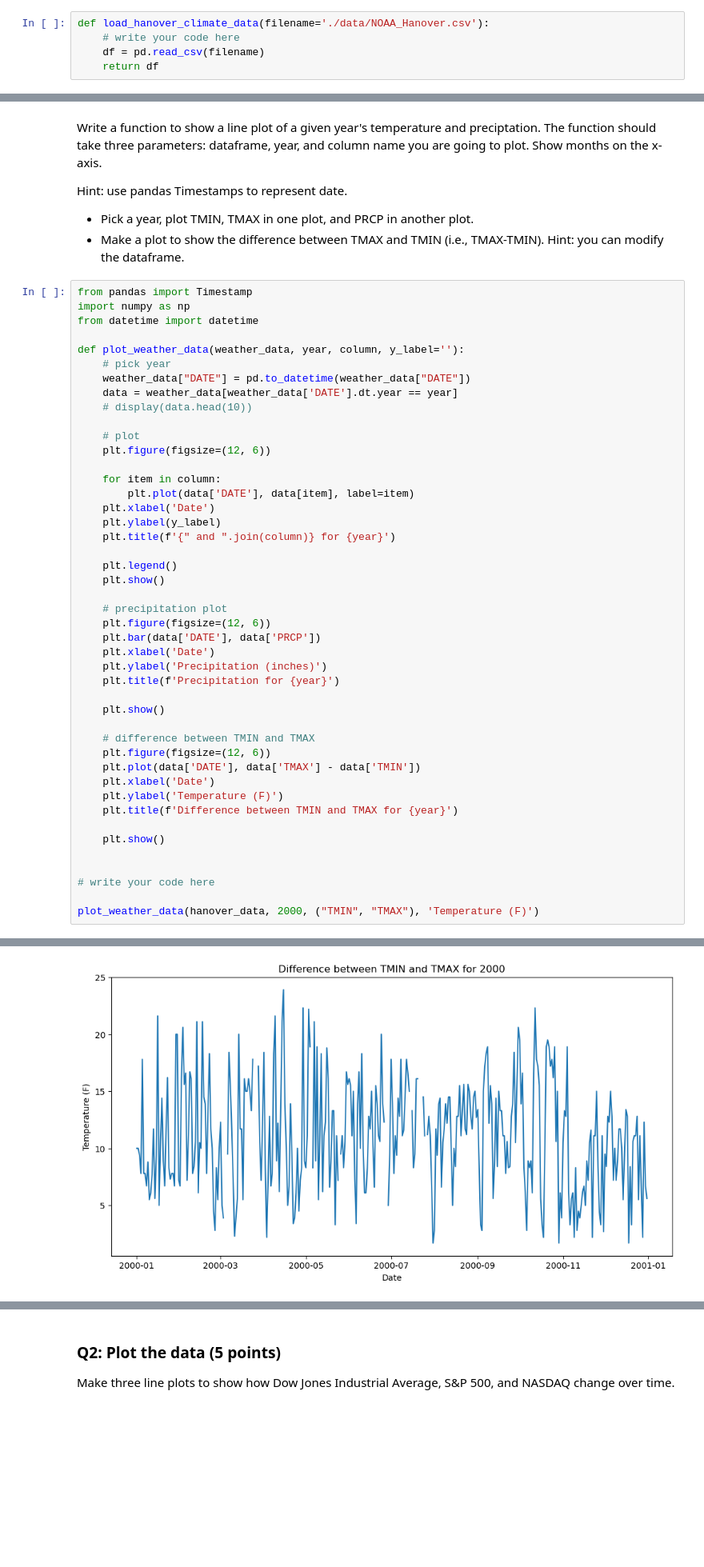
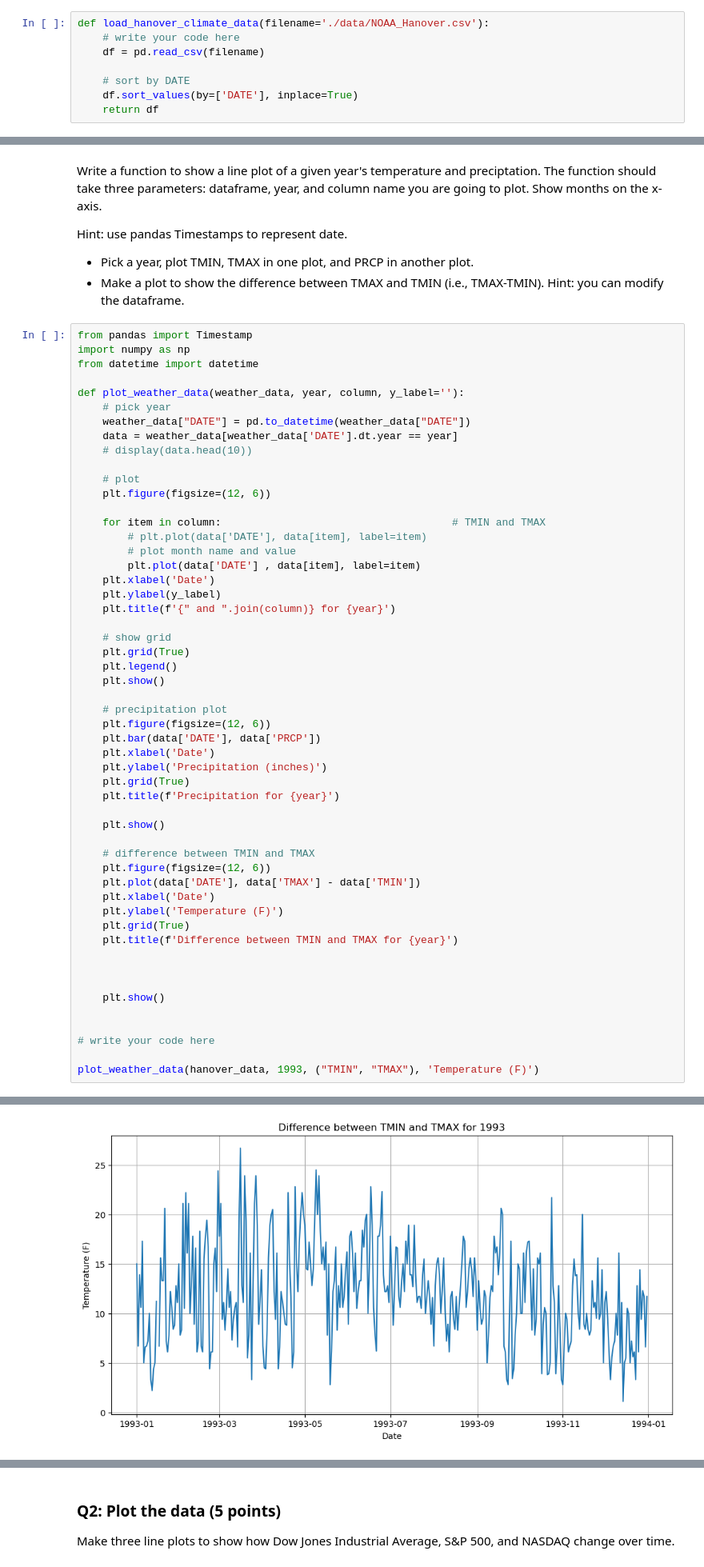
Before and after one commit to lostflux/data-mining, a Jupyter notebook: assignments/01/Assignment_1.ipynb, the cells around one changed output, grey strips where cells are left out. Shown at 80% size. Saved outputs shown, nothing was run; the diff lists cells and outputs as text; blank space fills up the shorter version.

```diff
--- a/assignments/01/Assignment_1.ipynb
+++ b/assignments/01/Assignment_1.ipynb
@@ -44,6 +44,9 @@ from IPython.display import display, Markdown
 def load_hanover_climate_data(filename='./data/NOAA_Hanover.csv'):
     # write your code here
     df = pd.read_csv(filename)
+
+    # sort by DATE
+    df.sort_values(by=['DATE'], inplace=True)
     return df
 # %% [markdown]
 ### Q2: Show the data (15 points)
@@ -159,12 +162,16 @@ def plot_weather_data(weather_data, year, column, y_label=''):
     # plot
     plt.figure(figsize=(12, 6))
 
-    for item in column:
-        plt.plot(data['DATE'], data[item], label=item)
+    for item in column:                                     # TMIN and TMAX
+        # plt.plot(data['DATE'], data[item], label=item)
+        # plot month name and value
+        plt.plot(data['DATE'] , data[item], label=item)
     plt.xlabel('Date')
     plt.ylabel(y_label)
     plt.title(f'{" and ".join(column)} for {year}')
 
+    # show grid
+    plt.grid(True)
     plt.legend()
     plt.show()
 
@@ -173,6 +180,7 @@ def plot_weather_data(weather_data, year, column, y_label=''):
     plt.bar(data['DATE'], data['PRCP'])
     plt.xlabel('Date')
     plt.ylabel('Precipitation (inches)')
+    plt.grid(True)
     plt.title(f'Precipitation for {year}')
 
     plt.show()
@@ -182,12 +190,15 @@ def plot_weather_data(weather_data, year, column, y_label=''):
     plt.plot(data['DATE'], data['TMAX'] - data['TMIN'])
     plt.xlabel('Date')
     plt.ylabel('Temperature (F)')
+    plt.grid(True)
     plt.title(f'Difference between TMIN and TMAX for {year}')
+
+
 
     plt.show()
 
 
 # write your code here
 
-plot_weather_data(hanover_data, 2000, ("TMIN", "TMAX"), 'Temperature (F)')
+plot_weather_data(hanover_data, 1993, ("TMIN", "TMAX"), 'Temperature (F)')
 # %% [output]
@@ -196,4 +207,4 @@ plot_weather_data(hanover_data, 2000, ("TMIN", "TMAX"), 'Temperature (F)')
-[figure, old version]
+[figure, new version]
 # %% [markdown]
 ## Problem 2: DJIA, S&P 500, and NASDAQ Correlation Analysis
 
```
Also changed, not shown: parts of 23 cells of this notebook.
